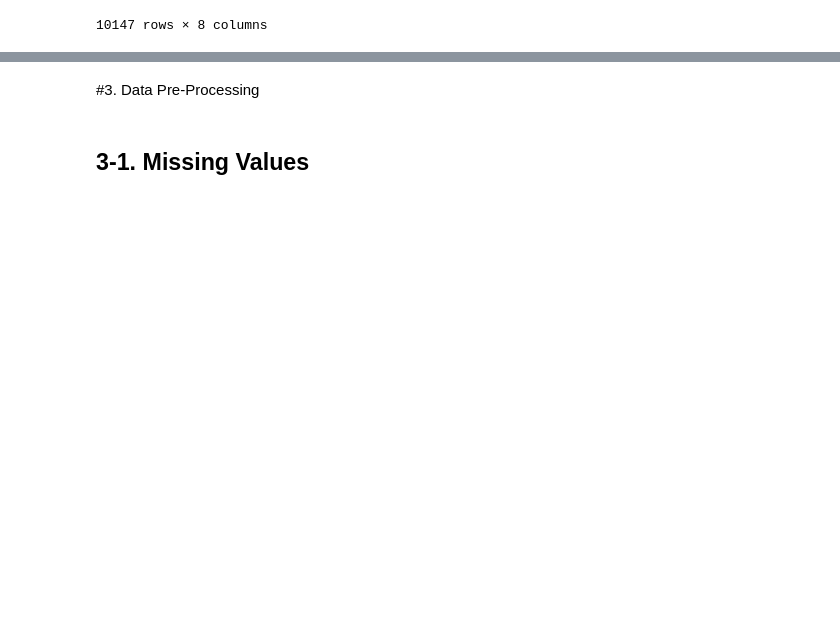
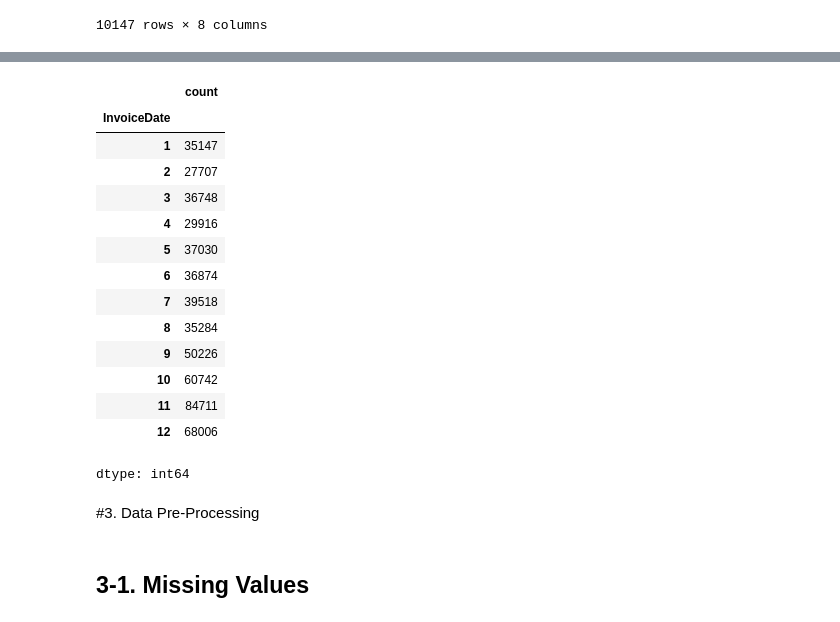
Before and after one commit to iamyunaseo/e-commerce-customer-behavior-analytics, a Jupyter notebook: e-commerce-customer-behavior-analytics.ipynb, the cells around one changed output, grey strips where cells are left out. Drawn from its saved outputs; the diff is of its cells as text; code cells hidden in the pictures; blank space fills up the shorter version.

```diff
--- a/e-commerce-customer-behavior-analytics.ipynb
+++ b/e-commerce-customer-behavior-analytics.ipynb
@@ -401,3 +439,21 @@ df[df.duplicated(keep=False)]
+# %%
+df["InvoiceDate"].dt.month.value_counts().sort_index()
+# %% [output]
+|  | count |
+| InvoiceDate |  |
+| 1 | 35147 |
+| 2 | 27707 |
+| 3 | 36748 |
+| 4 | 29916 |
+| 5 | 37030 |
+| 6 | 36874 |
+| 7 | 39518 |
+| 8 | 35284 |
+| 9 | 50226 |
+| 10 | 60742 |
+| 11 | 84711 |
+| 12 | 68006 |
+dtype: int64
 # %% [markdown]
 #3. Data Pre-Processing
 # %% [markdown]
```
Also changed, not shown: parts of 22 cells of this notebook.
